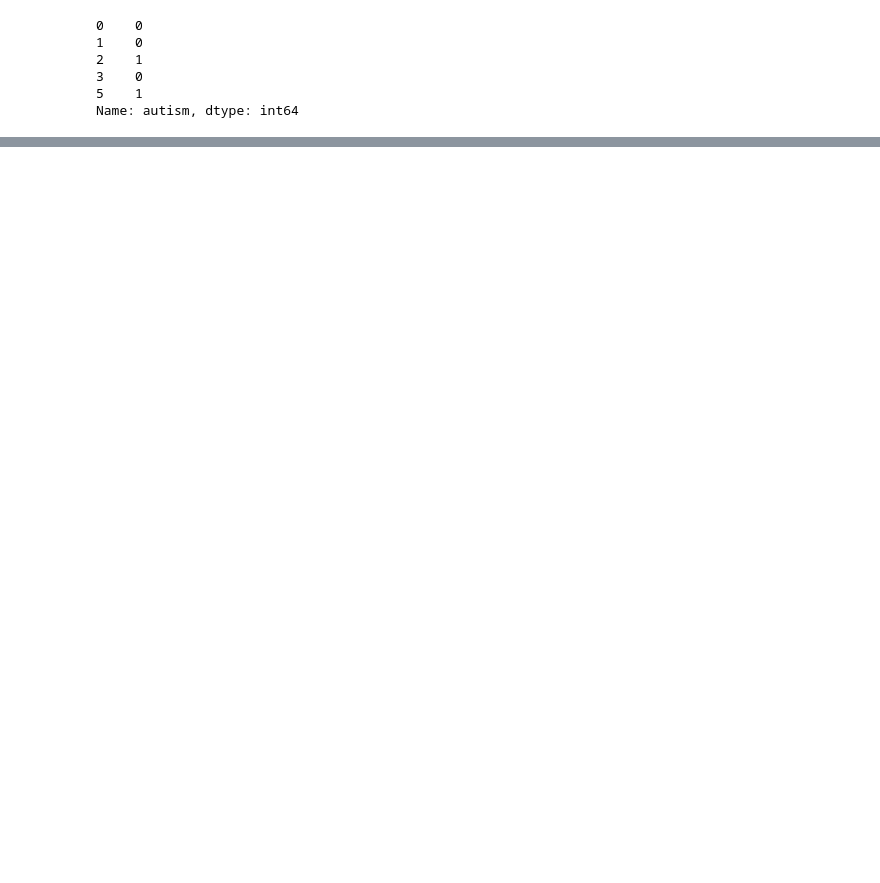
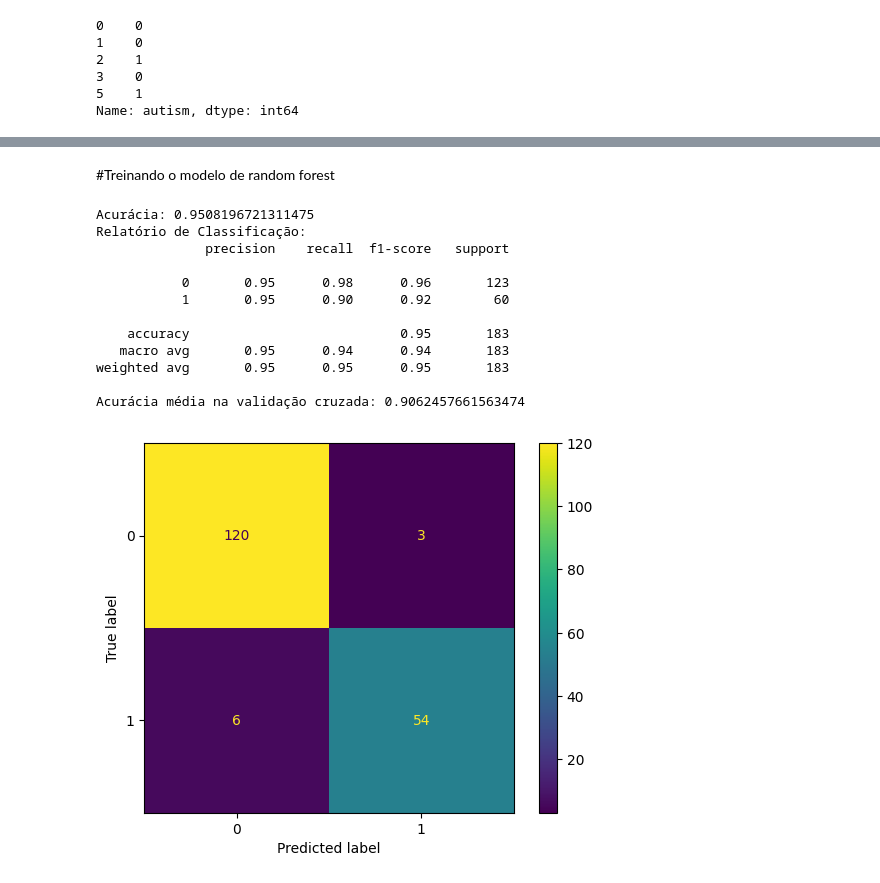
Before and after one commit to camposlaura/aprendizado_de_maquina_na_saude, a Jupyter notebook: main.ipynb, the cells around one changed output, grey strips where cells are left out. Cells and saved outputs as stored; diff of their text form; code cells hidden in the pictures; blank space fills up the shorter version.

```diff
--- a/main.ipynb
+++ b/main.ipynb
@@ -238,0 +285,44 @@ print(results)
+# %% [markdown]
+#Treinando o modelo de random forest
+# %%
+rf = RandomForestClassifier(
+  random_state=42,
+  criterion='gini',
+  max_depth=13,
+  )
+rf.fit(x_train, y_train)
+y_pred = rf.predict(x_test)
+
+# acurácia
+print("Acurácia:", accuracy_score(y_test, y_pred))
+
+# relatório detalhado
+print("Relatório de Classificação:")
+print(classification_report(y_test, y_pred))
+
+scores = cross_val_score(model, X, y, cv=5)
+print("Acurácia média na validação cruzada:", scores.mean())
+
+# matriz de confusão
+cm = confusion_matrix(y_test, y_pred)
+disp = ConfusionMatrixDisplay(confusion_matrix=cm)
+disp.plot(xticks_rotation='horizontal')
+
+tree = rf.estimators_[0]
+plt.figure(figsize=(20, 20))
+plot_tree(tree, filled=True, feature_names=X.columns, rounded=True)
+plt.show()
+# %% [output]
+Acurácia: 0.9508196721311475
+Relatório de Classificação:
+              precision    recall  f1-score   support
+
+           0       0.95      0.98      0.96       123
+           1       0.95      0.90      0.92        60
+
+    accuracy                           0.95       183
+   macro avg       0.95      0.94      0.94       183
+weighted avg       0.95      0.95      0.95       183
+
+Acurácia média na validação cruzada: 0.9062457661563474
+[figure, added]
```
Also changed, not shown: parts of 27 cells of this notebook.
